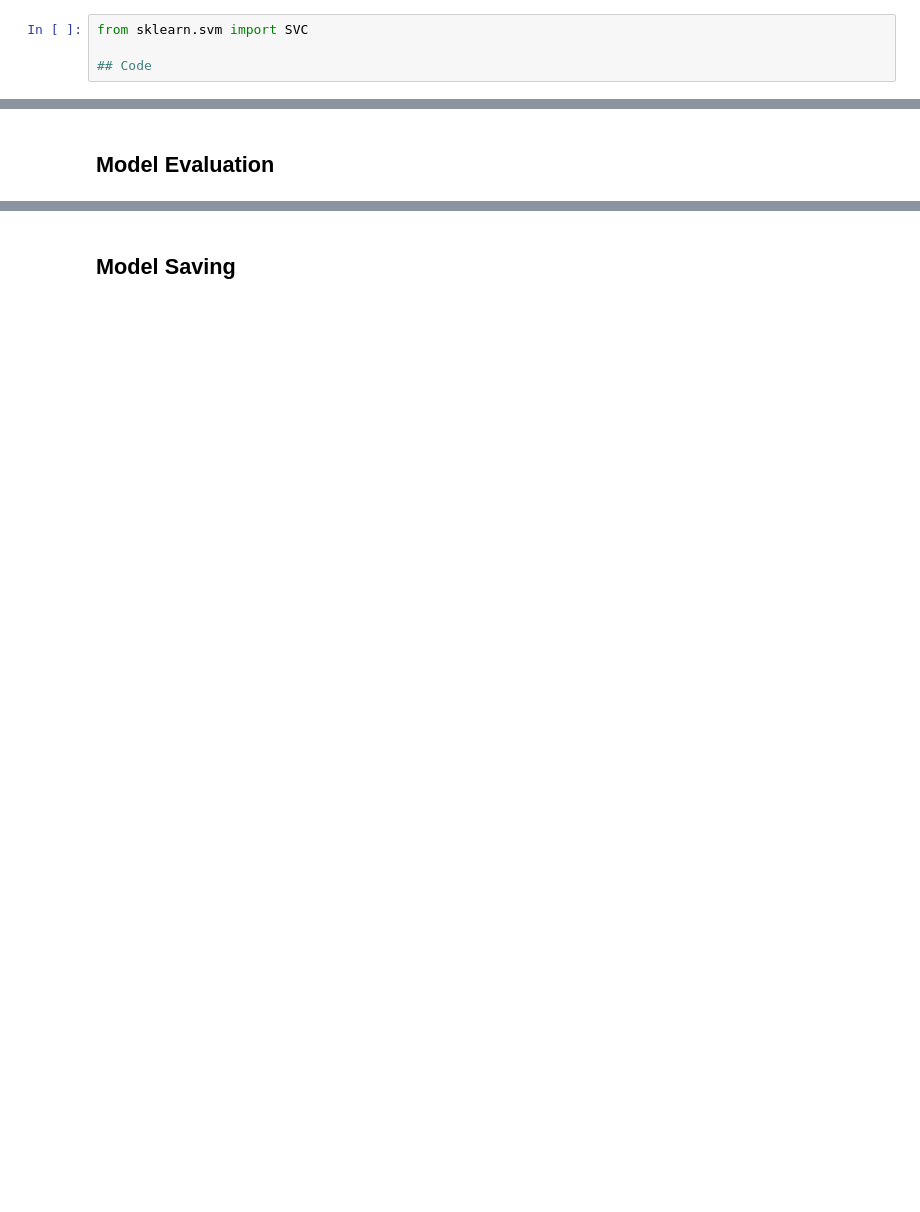
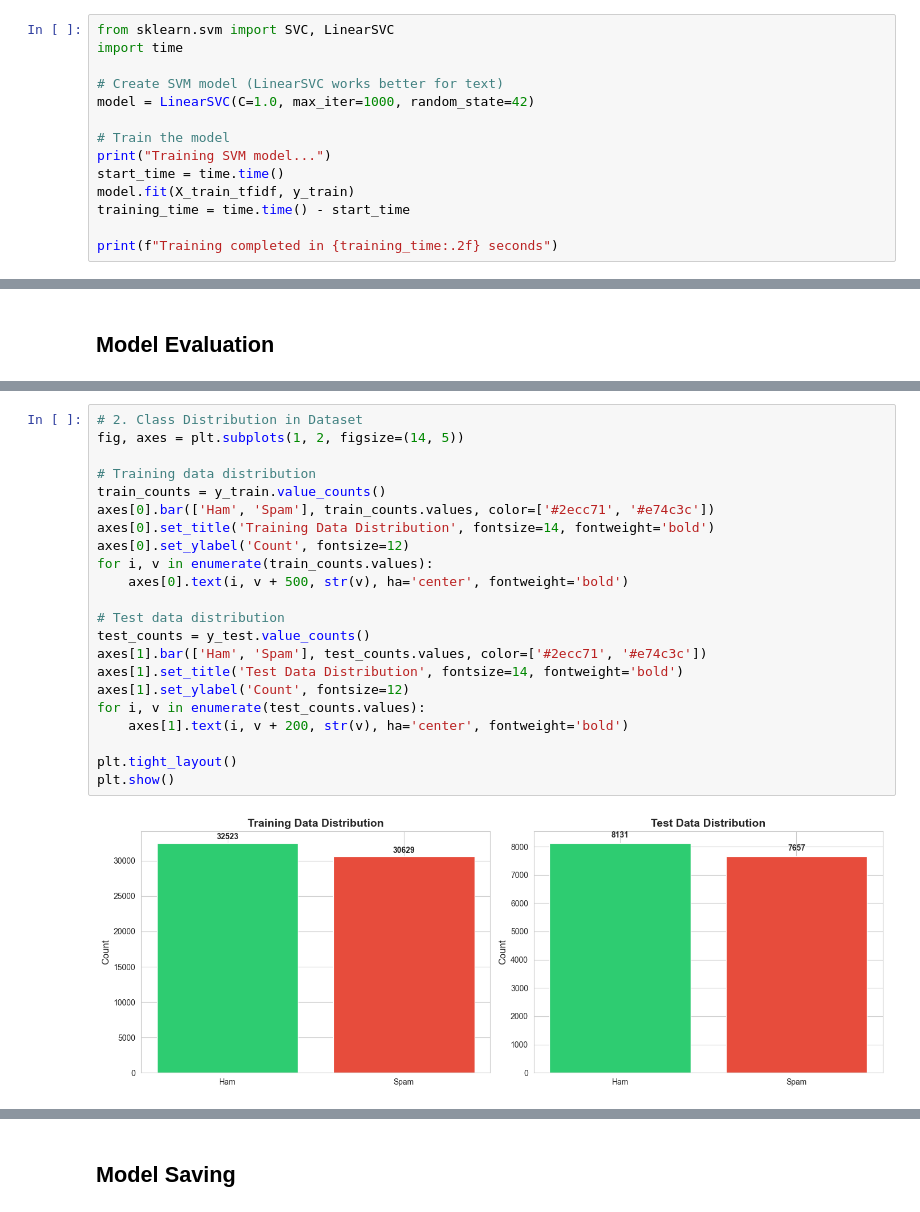
Before and after one commit to Hamdy005/Spam-Email-Classifier, a Jupyter notebook: notebooks/SVM.ipynb, the cells around one changed output, grey strips where cells are left out. Cells and saved outputs as stored; diff of their text form; blank space fills up the shorter version.

```diff
--- a/notebooks/SVM.ipynb
+++ b/notebooks/SVM.ipynb
@@ -28,6 +44,16 @@ from sklearn.feature_extraction.text import TfidfVectorizer
 # %% [markdown]
 # Model Training
 # %%
-from sklearn.svm import SVC
+from sklearn.svm import SVC, LinearSVC
+import time
 
-## Code
+# Create SVM model (LinearSVC works better for text)
+model = LinearSVC(C=1.0, max_iter=1000, random_state=42)
+
+# Train the model
+print("Training SVM model...")
+start_time = time.time()
+model.fit(X_train_tfidf, y_train)
+training_time = time.time() - start_time
+
+print(f"Training completed in {training_time:.2f} seconds")
@@ -39,0 +122,24 @@ from sklearn.metrics import classification_report
+# %%
+# 2. Class Distribution in Dataset
+fig, axes = plt.subplots(1, 2, figsize=(14, 5))
+
+# Training data distribution
+train_counts = y_train.value_counts()
+axes[0].bar(['Ham', 'Spam'], train_counts.values, color=['#2ecc71', '#e74c3c'])
+axes[0].set_title('Training Data Distribution', fontsize=14, fontweight='bold')
+axes[0].set_ylabel('Count', fontsize=12)
+for i, v in enumerate(train_counts.values):
+    axes[0].text(i, v + 500, str(v), ha='center', fontweight='bold')
+
+# Test data distribution
+test_counts = y_test.value_counts()
+axes[1].bar(['Ham', 'Spam'], test_counts.values, color=['#2ecc71', '#e74c3c'])
+axes[1].set_title('Test Data Distribution', fontsize=14, fontweight='bold')
+axes[1].set_ylabel('Count', fontsize=12)
+for i, v in enumerate(test_counts.values):
+    axes[1].text(i, v + 200, str(v), ha='center', fontweight='bold')
+
+plt.tight_layout()
+plt.show()
+# %% [output]
+[figure, added]
```
Also changed, not shown: parts of 11 cells of this notebook, 3 other files.
